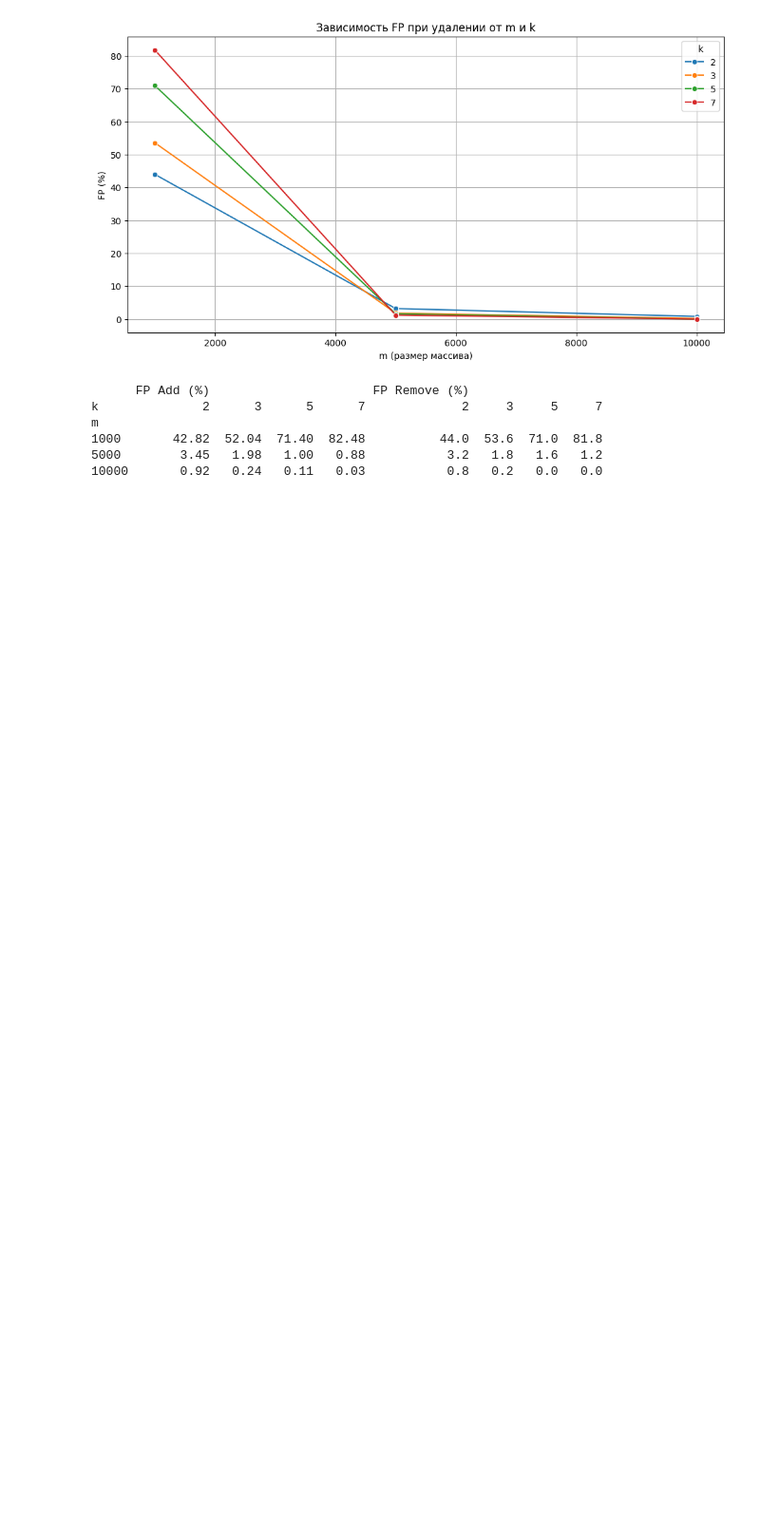
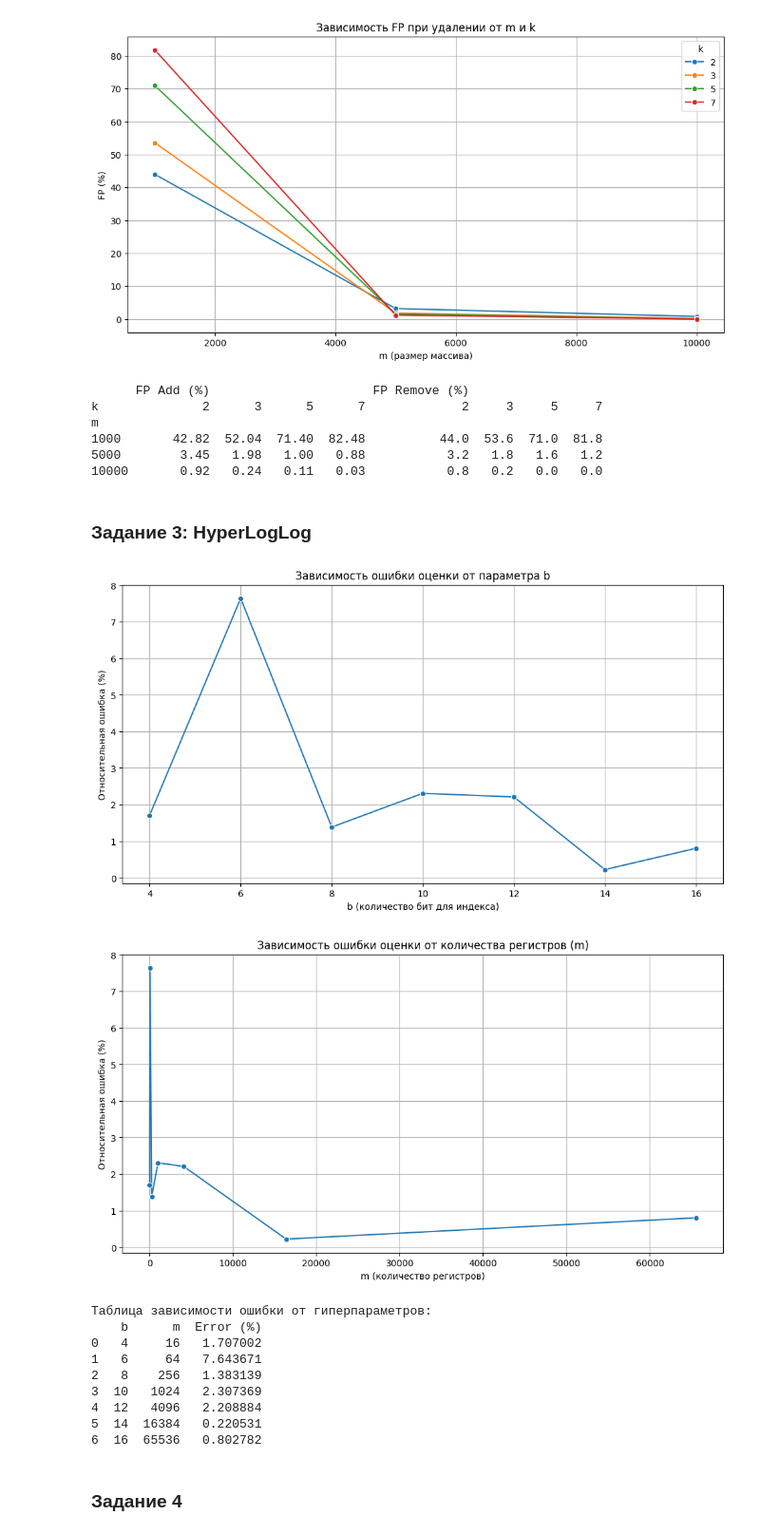
Before and after one commit to AlexeyRau/OMGTU, a Jupyter notebook: 2 курс/4 семестр/Практикум по программированию/lab1.ipynb, the cells around one changed output. Shown at 95% size. Drawn from its saved outputs; the diff is of its cells as text; code cells hidden in the pictures; blank space fills up the shorter version.

```diff
--- a/2 курс/4 семестр/Практикум по программированию/lab1.ipynb
+++ b/2 курс/4 семестр/Практикум по программированию/lab1.ipynb
@@ -235,3 +237,5 @@ m
 1000       42.82  52.04  71.40  82.48          44.0  53.6  71.0  81.8
 5000        3.45   1.98   1.00   0.88           3.2   1.8   1.6   1.2
 10000       0.92   0.24   0.11   0.03           0.8   0.2   0.0   0.0
+# %% [markdown]
+### Задание 3: HyperLogLog
@@ -237,0 +287,57 @@ m
+# %%
+def evaluate_hll_error(b_values, num_elements=100000):
+    results = []
+    for b in b_values:
+        hll = HyperLogLog(b)
+        elements = [str(i) for i in range(num_elements)]
+        for elem in elements:
+            hll.add(elem)
+        estimated = hll.count()
+        error = abs(estimated - num_elements) / num_elements * 100
+        results.append({
+            'b': b,
+            'm': 1 << b,
+            'Estimated': estimated,
+            'Error (%)': error
+        })
+    return pd.DataFrame(results)
+# %%
+# Параметры для анализа
+b_values = [4, 6, 8, 10, 12, 14, 16]
+df = evaluate_hll_error(b_values)
+
+# График зависимости ошибки от b
+plt.figure(figsize=(12, 6))
+sns.lineplot(data=df, x='b', y='Error (%)', marker='o')
+plt.title('Зависимость ошибки оценки от параметра b')
+plt.xlabel('b (количество бит для индекса)')
+plt.ylabel('Относительная ошибка (%)')
+plt.grid(True)
+plt.show()
+
+# График зависимости ошибки от m
+plt.figure(figsize=(12, 6))
+sns.lineplot(data=df, x='m', y='Error (%)', marker='o')
+plt.title('Зависимость ошибки оценки от количества регистров (m)')
+plt.xlabel('m (количество регистров)')
+plt.ylabel('Относительная ошибка (%)')
+plt.grid(True)
+plt.show()
+
+# Таблица результатов
+print("Таблица зависимости ошибки от гиперпараметров:")
+print(df[['b', 'm', 'Error (%)']])
+# %% [output]
+[figure, added]
+[figure, added]
+Таблица зависимости ошибки от гиперпараметров:
+    b      m  Error (%)
+0   4     16   1.707002
+1   6     64   7.643671
+2   8    256   1.383139
+3  10   1024   2.307369
+4  12   4096   2.208884
+5  14  16384   0.220531
+6  16  65536   0.802782
+# %% [markdown]
+### Задание 4
```
Also changed, not shown: parts of 14 cells of this notebook.
